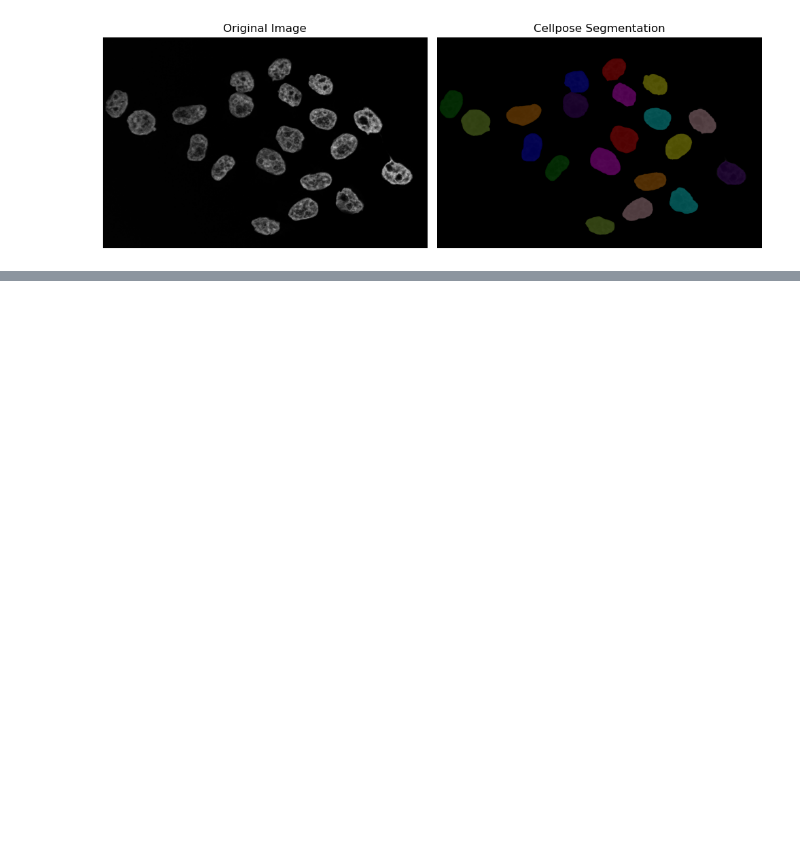
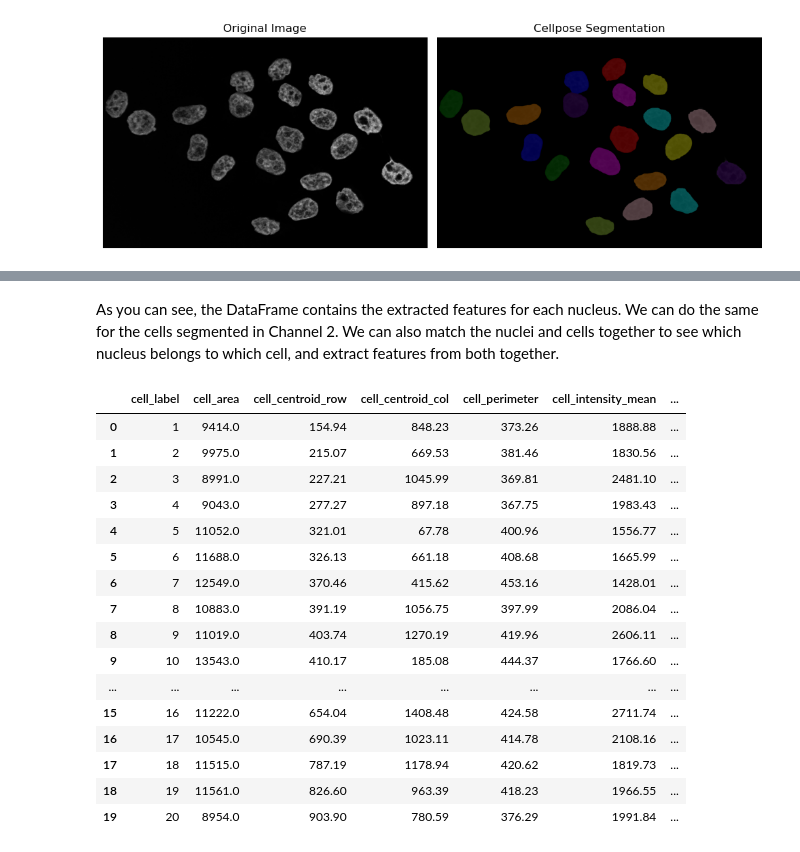
Before and after one commit to m-albert/mnb-image-analysis, a Jupyter notebook: materials/feature_extraction/feature_extraction.ipynb, the cells around one changed output, grey strips where cells are left out. Saved outputs shown, nothing was run; the diff lists cells and outputs as text; code cells hidden in the pictures; blank space fills up the shorter version.

Commit message:
Start working on feature extraction part

```diff
--- a/materials/feature_extraction/feature_extraction.ipynb
+++ b/materials/feature_extraction/feature_extraction.ipynb
@@ -132,0 +278,80 @@ plt.show()
+# %% [markdown]
+As you can see, the DataFrame contains the extracted features for each nucleus. We can do the same for the cells segmented in Channel 2. We can also match the nuclei and cells together to see which nucleus belongs to which cell, and extract features from both together.
+# %%
+# Compute properties for cells (masks) and nuclei (masks_c2), then match by overlap
+from skimage.measure import regionprops
+import numpy as np
+
+cells = regionprops(masks, intensity_image=img_ch1)
+nucs = regionprops(masks_c2, intensity_image=img_ch2)
+# Build lookup for nucleus properties by label
+nuc_lookup = {}
+for n in nucs:
+    nuc_lookup[n.label] = {
+        "n_label": int(n.label),
+        "n_area": float(n.area),
+        "n_centroid_row": float(n.centroid[0]),
+        "n_centroid_col": float(n.centroid[1]),
+        "n_intensity_mean_ch2": float(getattr(n, "mean_intensity", np.nan)),
+    }
+# For each cell, find the overlapping nucleus (most overlapping label) and combine properties
+rows = []
+for c in cells:
+    cell_label = int(c.label)
+    mask_idx = masks == cell_label
+    overlap = masks_c2[mask_idx]
+    # find most common non-zero overlapping nucleus label
+    labels, counts = np.unique(overlap, return_counts=True)
+    matched_n = 0
+    if labels.size > 0:
+        # remove background label 0 if present
+        nz = labels != 0
+        if nz.any():
+            labels_nz = labels[nz]
+            counts_nz = counts[nz]
+            matched_n = int(labels_nz[np.argmax(counts_nz)])
+    cell_row = {
+        "cell_label": cell_label,
+        "cell_area": float(c.area),
+        "cell_centroid_row": float(c.centroid[0]),
+        "cell_centroid_col": float(c.centroid[1]),
+        "cell_perimeter": float(getattr(c, "perimeter", np.nan)),
+        "cell_intensity_mean_ch1": float(getattr(c, "mean_intensity", np.nan)),
+        "feret_diameter_max": float(getattr(c, "feret_diameter_max", np.nan)),
+        "matched_nucleus_label": matched_n,
+    }
+    # attach nucleus info if matched
+    if matched_n and matched_n in nuc_lookup:
+        cell_row.update(nuc_lookup[matched_n])
+    else:
+        cell_row.update(
+            {
+                "n_label": np.nan,
+                "n_area": np.nan,
+                "n_centroid_row": np.nan,
+                "n_centroid_col": np.nan,
+                "n_intensity_mean_ch2": np.nan,
+            }
+        )
+    rows.append(cell_row)
+# Create DataFrame and round numeric columns to 2 decimals
+df_matched = pd.DataFrame(rows).round(2)
+display(df_matched)
+# %% [output]
+|  | cell_label | cell_area | cell_centroid_row | cell_centroid_col | cell_perimeter | cell_intensity_mean | ... |
+| 0 | 1 | 9414.0 | 154.94 | 848.23 | 373.26 | 1888.88 | ... |
+| 1 | 2 | 9975.0 | 215.07 | 669.53 | 381.46 | 1830.56 | ... |
+| 2 | 3 | 8991.0 | 227.21 | 1045.99 | 369.81 | 2481.10 | ... |
+| 3 | 4 | 9043.0 | 277.27 | 897.18 | 367.75 | 1983.43 | ... |
+| 4 | 5 | 11052.0 | 321.01 | 67.78 | 400.96 | 1556.77 | ... |
+| 5 | 6 | 11688.0 | 326.13 | 661.18 | 408.68 | 1665.99 | ... |
+| 6 | 7 | 12549.0 | 370.46 | 415.62 | 453.16 | 1428.01 | ... |
+| 7 | 8 | 10883.0 | 391.19 | 1056.75 | 397.99 | 2086.04 | ... |
+| 8 | 9 | 11019.0 | 403.74 | 1270.19 | 419.96 | 2606.11 | ... |
+| 9 | 10 | 13543.0 | 410.17 | 185.08 | 444.37 | 1766.60 | ... |
+| ... | ... | ... | ... | ... | ... | ... | ... |
+| 15 | 16 | 11222.0 | 654.04 | 1408.48 | 424.58 | 2711.74 | ... |
+| 16 | 17 | 10545.0 | 690.39 | 1023.11 | 414.78 | 2108.16 | ... |
+| 17 | 18 | 11515.0 | 787.19 | 1178.94 | 420.62 | 1819.73 | ... |
+| 18 | 19 | 11561.0 | 826.60 | 963.39 | 418.23 | 1966.55 | ... |
+| 19 | 20 | 8954.0 | 903.90 | 780.59 | 376.29 | 1991.84 | ... |
```
Also changed, not shown: parts of 12 cells of this notebook.
